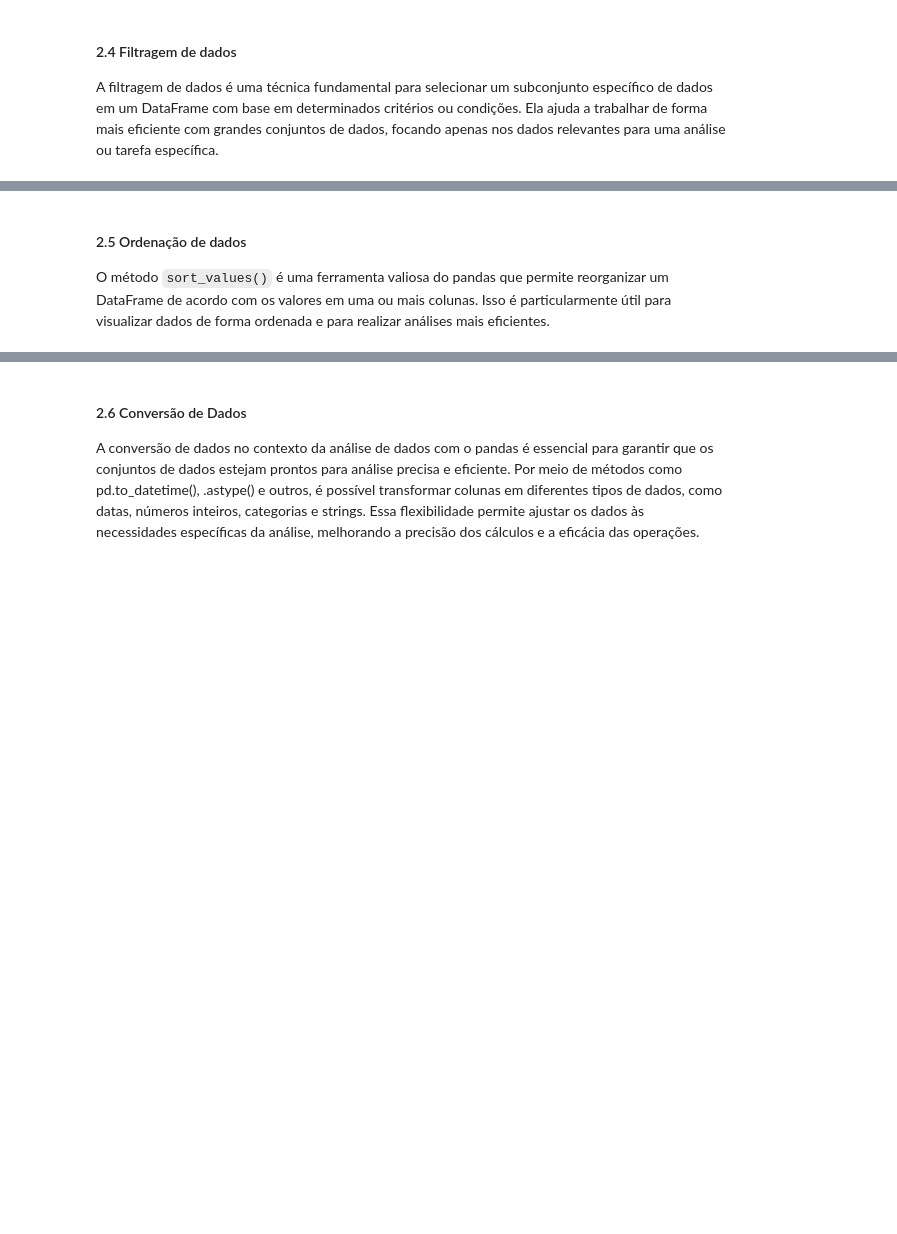
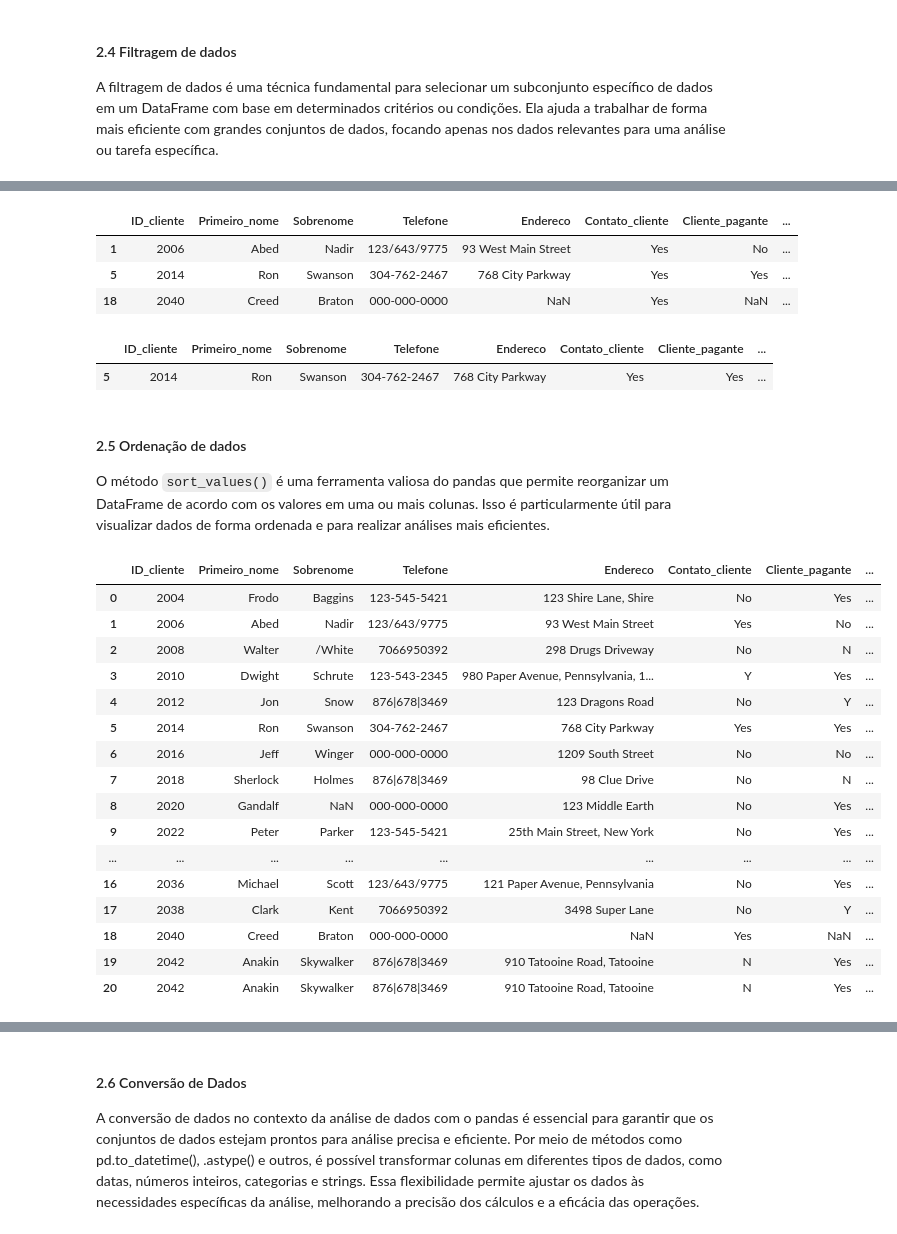
Before and after one commit to davibarbosabdj/Minicurso_pandas, a Jupyter notebook: scripts/aula1.ipynb, the cells around one changed output, grey strips where cells are left out. Cells and saved outputs as stored; diff of their text form; code cells hidden in the pictures; blank space fills up the shorter version.

````diff
--- a/scripts/aula1.ipynb
+++ b/scripts/aula1.ipynb
@@ -160,2 +447,4 @@ import numpy as np
+# %%
+df_csv = df_csv.replace(['N/a'], np.nan)
 # %%
 # Preenchelos com outros valores
@@ -170,10 +496,43 @@ A filtragem de dados é uma técnica fundamental para selecionar um subconjunto
 # %%
 # Filtrando os clientes que podem ser contactados
+clientes_contactados = df_csv[df_csv['Contato_cliente'] == 'Yes']
+clientes_contactados
+# %% [output]
+|  | ID_cliente | Primeiro_nome | Sobrenome | Telefone | Endereco | Contato_cliente | Cliente_pagante | ... |
+| 1 | 2006 | Abed | Nadir | 123/643/9775 | 93 West Main Street | Yes | No | ... |
+| 5 | 2014 | Ron | Swanson | 304-762-2467 | 768 City Parkway | Yes | Yes | ... |
+| 18 | 2040 | Creed | Braton | 000-000-0000 | NaN | Yes | NaN | ... |
 # %%
 # Filtragens condicionais
+
+clientes_pagantes_contactados = df_csv[(df_csv['Cliente_pagante'] == 'Yes') & (df_csv['Contato_cliente'] == 'Yes')]
+clientes_pagantes_contactados
+# %% [output]
+|  | ID_cliente | Primeiro_nome | Sobrenome | Telefone | Endereco | Contato_cliente | Cliente_pagante | ... |
+| 5 | 2014 | Ron | Swanson | 304-762-2467 | 768 City Parkway | Yes | Yes | ... |
 # %% [markdown]
 #### 2.5 Ordenação de dados
 
 O método ```sort_values()``` é uma ferramenta valiosa do pandas que permite reorganizar um DataFrame de acordo com os valores em uma ou mais colunas. Isso é particularmente útil para visualizar dados de forma ordenada e para realizar análises mais eficientes.
+# %%
+df_csv
+# %% [output]
+|  | ID_cliente | Primeiro_nome | Sobrenome | Telefone | Endereco | Contato_cliente | Cliente_pagante | ... |
+| 0 | 2004 | Frodo | Baggins | 123-545-5421 | 123 Shire Lane, Shire | No | Yes | ... |
+| 1 | 2006 | Abed | Nadir | 123/643/9775 | 93 West Main Street | Yes | No | ... |
+| 2 | 2008 | Walter | /White | 7066950392 | 298 Drugs Driveway | No | N | ... |
+| 3 | 2010 | Dwight | Schrute | 123-543-2345 | 980 Paper Avenue, Pennsylvania, 1... | Y | Yes | ... |
+| 4 | 2012 | Jon | Snow | 876|678|3469 | 123 Dragons Road | No | Y | ... |
+| 5 | 2014 | Ron | Swanson | 304-762-2467 | 768 City Parkway | Yes | Yes | ... |
+| 6 | 2016 | Jeff | Winger | 000-000-0000 | 1209 South Street | No | No | ... |
+| 7 | 2018 | Sherlock | Holmes | 876|678|3469 | 98 Clue Drive | No | N | ... |
+| 8 | 2020 | Gandalf | NaN | 000-000-0000 | 123 Middle Earth | No | Yes | ... |
+| 9 | 2022 | Peter | Parker | 123-545-5421 | 25th Main Street, New York | No | Yes | ... |
+| ... | ... | ... | ... | ... | ... | ... | ... | ... |
+| 16 | 2036 | Michael | Scott | 123/643/9775 | 121 Paper Avenue, Pennsylvania | No | Yes | ... |
+| 17 | 2038 | Clark | Kent | 7066950392 | 3498 Super Lane | No | Y | ... |
+| 18 | 2040 | Creed | Braton | 000-000-0000 | NaN | Yes | NaN | ... |
+| 19 | 2042 | Anakin | Skywalker | 876|678|3469 | 910 Tatooine Road, Tatooine | N | Yes | ... |
+| 20 | 2042 | Anakin | Skywalker | 876|678|3469 | 910 Tatooine Road, Tatooine | N | Yes | ... |
 # %%
 # Ordenando de acordo com a coluna
````
Also changed, not shown: parts of 41 cells of this notebook, 2 other files.
